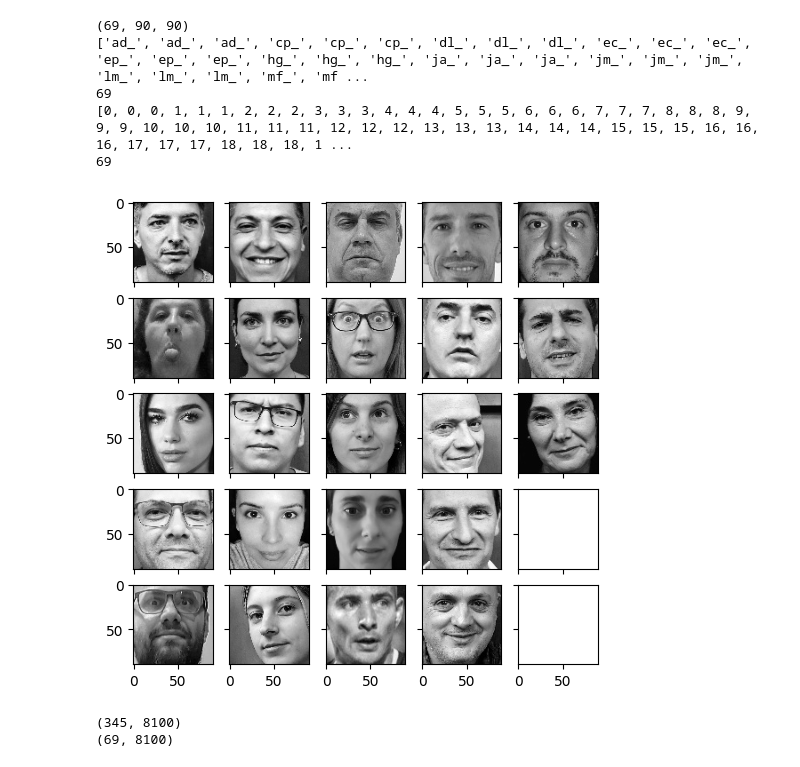
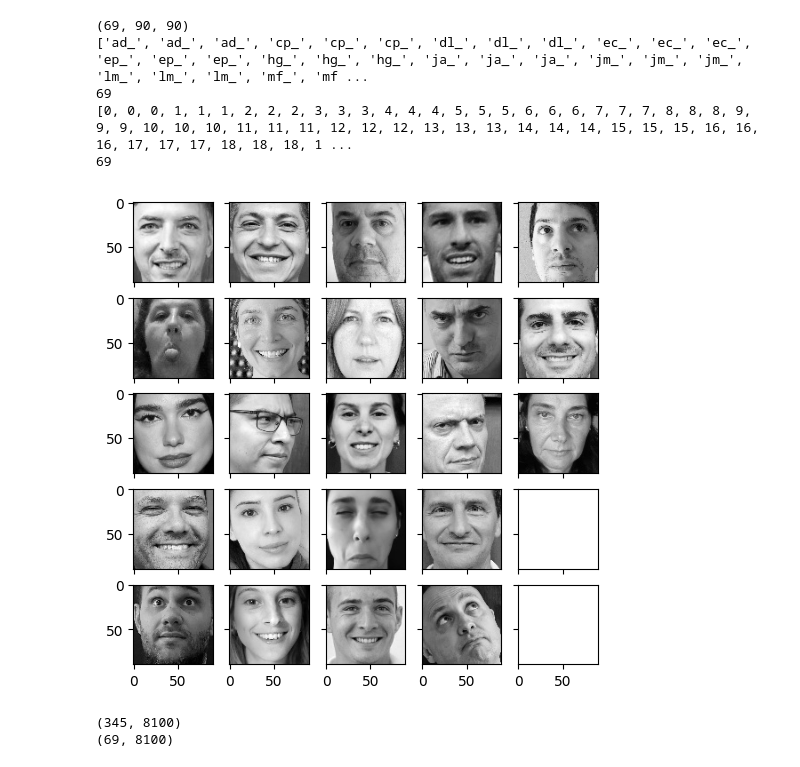
Before and after one commit to ephilipp84/NuestrasCaras, a Jupyter notebook: TPFINAL.ipynb, the cells around one changed output. Saved outputs shown, nothing was run; the diff lists cells and outputs as text; code cells hidden in the pictures.

```diff
--- a/TPFINAL.ipynb
+++ b/TPFINAL.ipynb
@@ -36,15 +36,15 @@
 import numpy as np
 import cv2
 import os
+import random
 from sklearn.decomposition import PCA
 import tensorflow as tf
 from tensorflow import keras
-import glob
 import math
 import matplotlib.pyplot as plt
 from mlxtend.preprocessing import standardize
 
-input_dir2 = './train_/'
+input_dir2 = '.\\train_'
 
 train_img = []
 train_label = []
@@ -133,12 +139,12 @@ print(len(test_label_num))
 # %%
 import matplotlib.pyplot as plt
 
 fig, axes = plt.subplots(5,5,sharex=True,sharey=True,figsize=(6,6))
 for i in range(23):
-    axes[i%5][i//5].imshow(train_img_array[((i*15)+6),:,:], cmap='gray')
+    axes[i%5][i//5].imshow(train_img_array[((i*15)+random.randint(0, 14)),:,:], cmap='gray')
 plt.show()
 # %% [output]
-[figure, old version]
+[figure, new version]
 # %%
 temp = []
 
```
Also changed, not shown: parts of 16 cells of this notebook.
